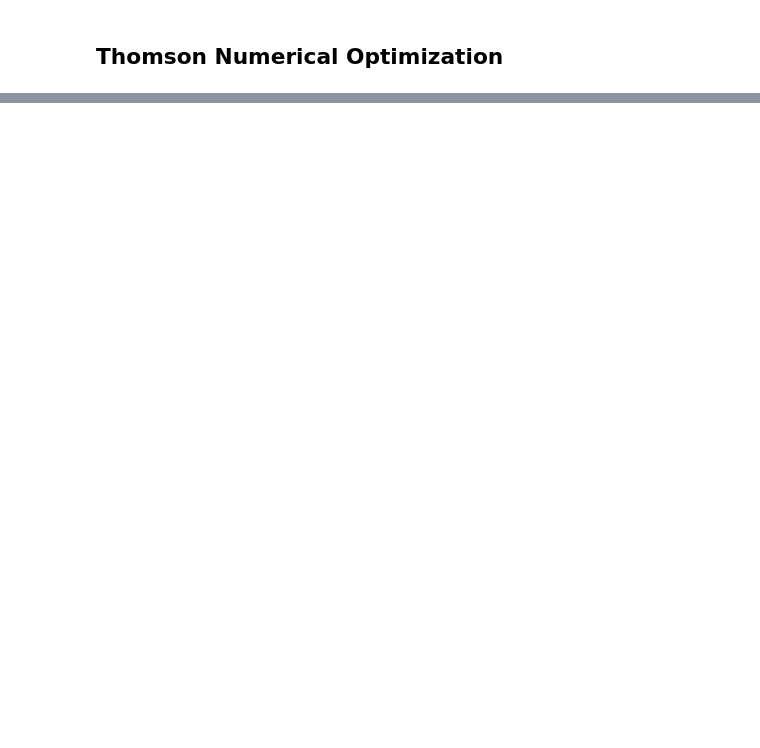
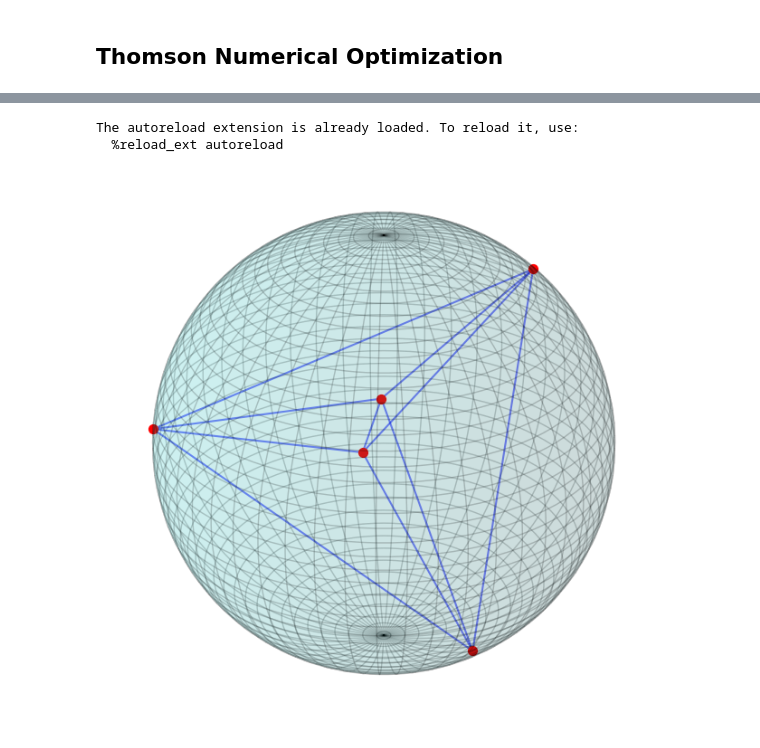
Before and after one commit to tbuelles/smale7, a Jupyter notebook: notebooks/training.ipynb, the cells around one changed output, grey strips where cells are left out. Saved outputs shown, nothing was run; the diff lists cells and outputs as text; code cells hidden in the pictures; blank space fills up the shorter version.

```diff
--- a/notebooks/training.ipynb
+++ b/notebooks/training.ipynb
@@ -4,11 +4,14 @@
 import torch
 import matplotlib.pyplot as plt
 from IPython.display import clear_output
+from smale7.utils.visualization import plot_thomson
+from matplotlib.animation import FuncAnimation, PillowWriter
+
 
 # Parameters
 N = 3  # Number of points
 lr = 0.01  # Learning rate
-num_steps = 1000  # Number of optimization steps
+num_steps = 1_000  # Number of optimization steps
 
 # Initialize points randomly on the sphere
 points = torch.randn(N, 3)  # Create without gradients
@@ -17,6 +20,9 @@ points.requires_grad_()  # Enable gradients
 
 # Optimizer
 optimizer = torch.optim.Adam([points], lr=lr)
+
+# Frames
+frames = []
 
 # Optimization loop
 for step in range(num_steps):
@@ -47,14 +53,24 @@ for step in range(num_steps):
         points.data /= points.data.norm(dim=1, keepdim=True)
 
     # Visualization every 10 steps
-    if step % 10 == 0 or step == steps - 1:
+    if step % 10 == 0 or step == num_steps - 1:
         print(f"Step {step}, Energy: {energy.item()}")
         clear_output(wait=True)  # Clear previous plot
         fig = plt.figure(figsize=(6, 6))
         ax = fig.add_subplot(111, projection='3d')
-        plot_thomson(ax, points)
-        plt.title(f"Step {step}, Energy: {energy.item():.4f}")
+        plot_thomson(points.detach(), ax, N)
+        plt.title(f"N = {N}  Step = {step}  Energy = {energy.item():.4f}")
         plt.show()
+        frames.append(fig)  # Save the current frame
+        plt.close(fig)  # Close the figure to save memory
+
+    # Save the frames as a GIF
+    fig, ax = plt.subplots()
+    gif_writer = PillowWriter(fps=10)
+    ani = FuncAnimation(fig, lambda i: frames[i], frames=len(frames))
+    ani.save("optimization.gif", writer=gif_writer)
+
+    print("GIF saved as optimization.gif")
 
 # Final result
 print("Optimized Points:")
@@ -61,0 +186,12 @@ print(points)
+# %%
+%load_ext autoreload
+%autoreload 2
+
+fig = plt.figure(figsize=(6, 6))
+ax = fig.add_subplot(111, projection='3d')
+
+plot_thomson(ax, points.detach().clone(), N)
+# %% [output]
+The autoreload extension is already loaded. To reload it, use:
+  %reload_ext autoreload
+[figure, added]
```
Also changed, not shown: parts of 2 cells of this notebook, 4 other files.
